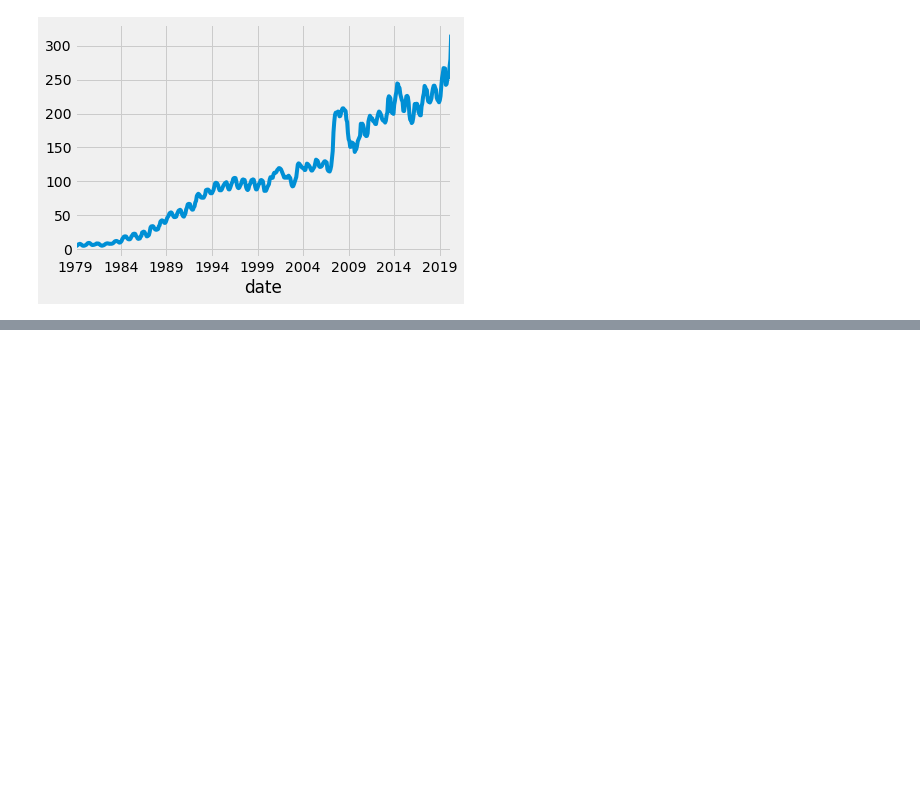
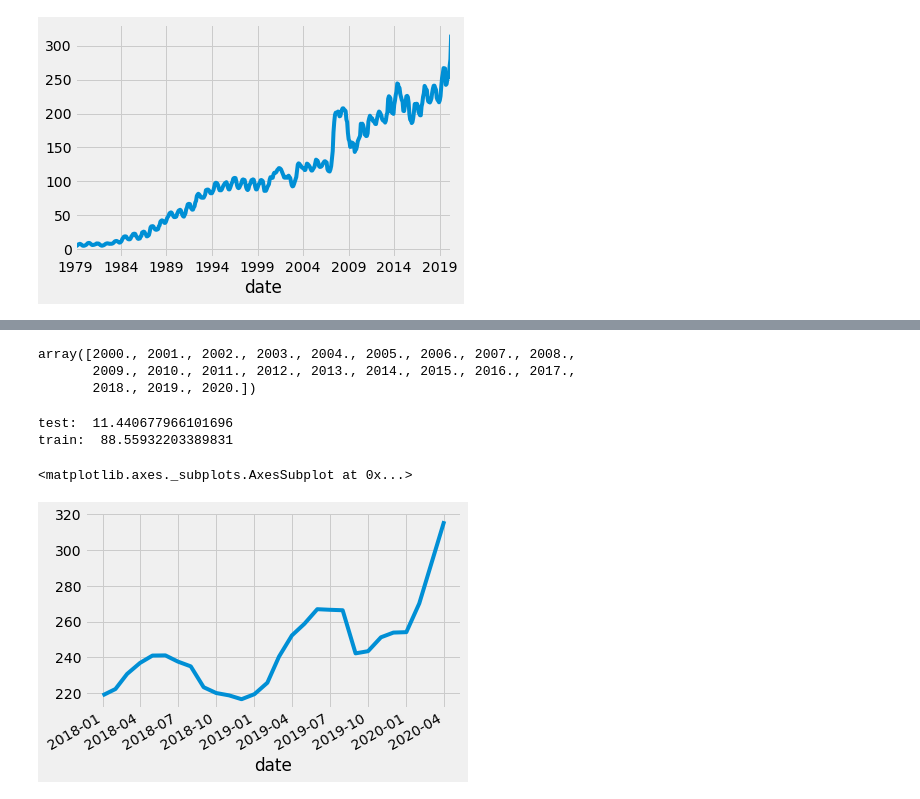
Before and after one commit to Reac92/solucion_spike, a Jupyter notebook: solucion.ipynb, the cells around one changed output, grey strips where cells are left out. Cells and saved outputs as stored; diff of their text form; code cells hidden in the pictures; blank space fills up the shorter version.

```diff
--- a/solucion.ipynb
+++ b/solucion.ipynb
@@ -922,0 +1080,23 @@ array([2013., 2014., 2015., 2016., 2017., 2018., 2019., 2020.])
+# %%
+df_model_not_nan['year'].unique()
+# %% [output]
+array([2000., 2001., 2002., 2003., 2004., 2005., 2006., 2007., 2008.,
+       2009., 2010., 2011., 2012., 2013., 2014., 2015., 2016., 2017.,
+       2018., 2019., 2020.])
+# %%
+years_test_set = [2018, 2019, 2020]
+years_train_set = [2000., 2001., 2002., 2003., 2004., 2005., 2006., 2007., 2008.,
+                    2009., 2010., 2011., 2012., 2013., 2014., 2015., 2016, 2017]
+test_set = df_model_not_nan.loc[df_model_not_nan.year.isin(years_test_set)]
+train_set = df_model_not_nan.loc[df_model_not_nan.year.isin(years_train_set)]
+
+print("test: ", 100*len(test_set)/len(df_model_not_nan))
+print("train: ", 100*len(train_set)/len(df_model_not_nan))
+# %% [output]
+test:  11.440677966101696
+train:  88.55932203389831
+# %%
+test_set['Precio_leche'].plot()
+# %% [output]
+<matplotlib.axes._subplots.AxesSubplot at 0x...>
+[figure, added]
```
Also changed, not shown: parts of 47 cells of this notebook.
